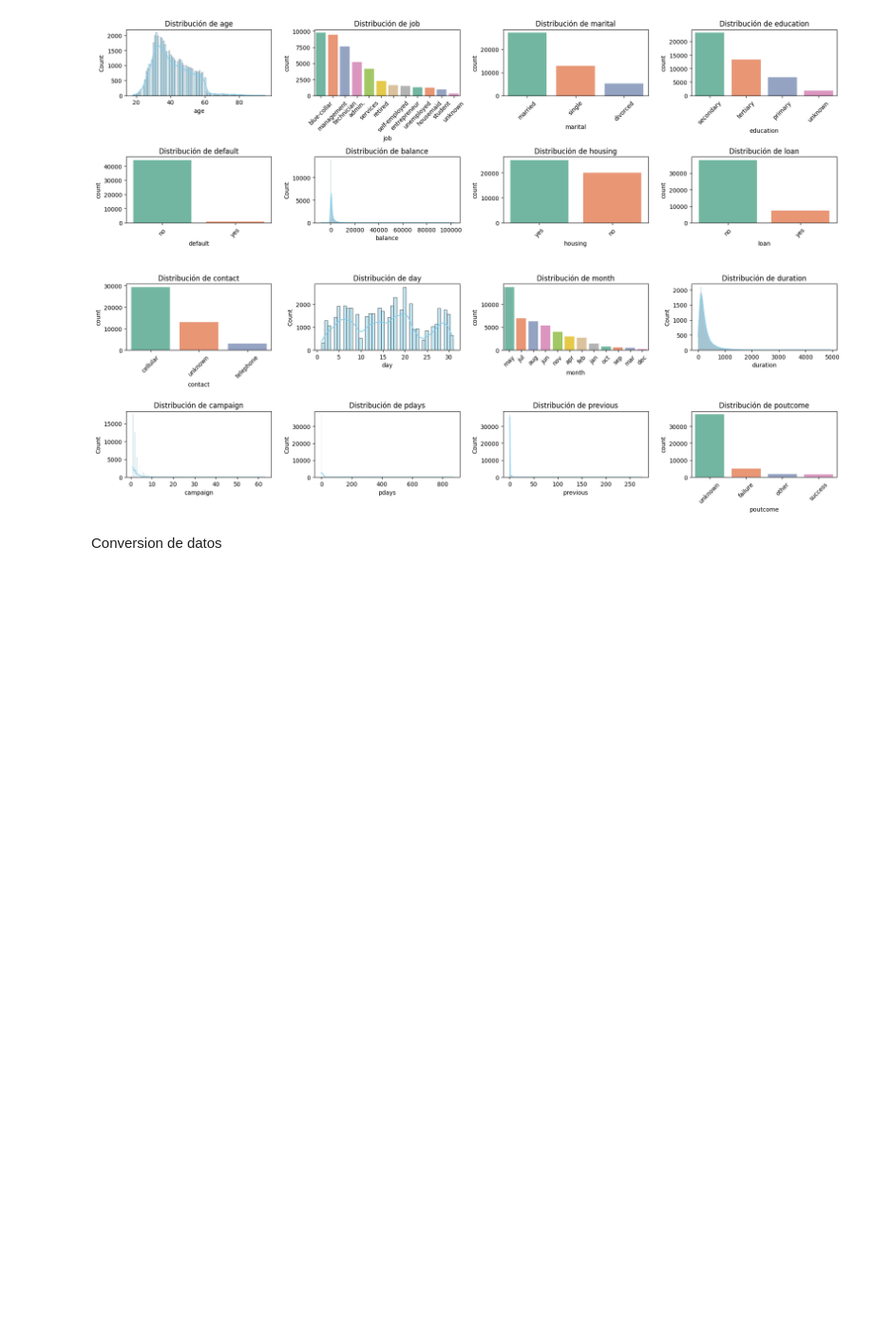
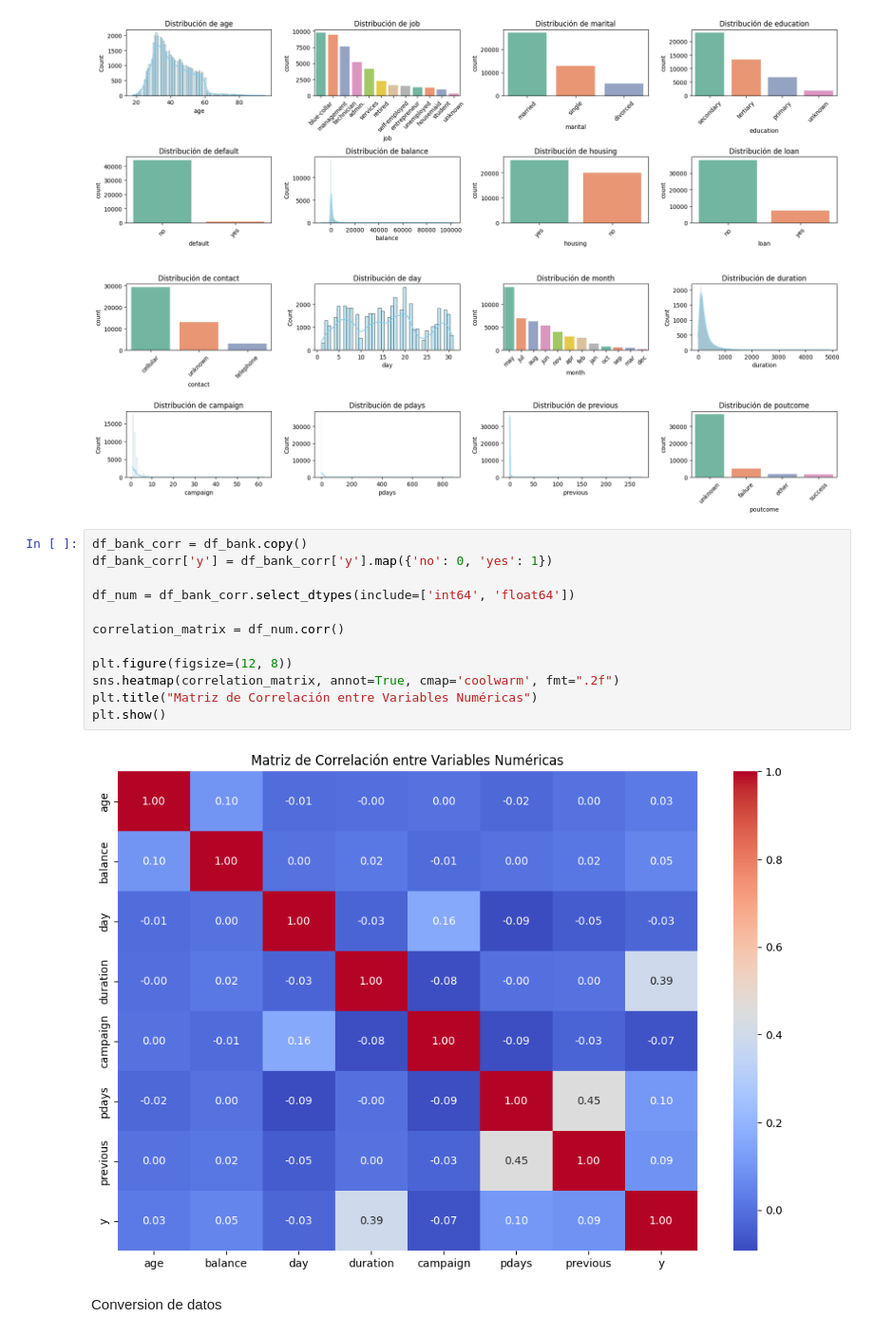
Before and after one commit to StivenCast1/JM_SD_SC_marketing_bancario, a Jupyter notebook: Notebooks/02_exploracion_datos.ipynb, the cells around one changed output. Shown: that part at 95% size. Saved outputs shown, nothing was run; the diff lists cells and outputs as text; blank space fills up the shorter version.

```diff
--- a/Notebooks/Exploracion_datos.ipynb
+++ b/Notebooks/02_exploracion_datos.ipynb
@@ -111,6 +111,20 @@ Passing `palette` without assigning `hue` is deprecated and will be removed in v
 
   sns.countplot(data=df_bank, x=var, ax=axes[i], order=df_bank[var].value_counts().index, palette='Set2')
 [figure]
+# %%
+df_bank_corr = df_bank.copy()
+df_bank_corr['y'] = df_bank_corr['y'].map({'no': 0, 'yes': 1})
+
+df_num = df_bank_corr.select_dtypes(include=['int64', 'float64'])
+
+correlation_matrix = df_num.corr()
+
+plt.figure(figsize=(12, 8))
+sns.heatmap(correlation_matrix, annot=True, cmap='coolwarm', fmt=".2f")
+plt.title("Matriz de Correlación entre Variables Numéricas")
+plt.show()
+# %% [output]
+[figure, added]
 # %% [markdown]
 Conversion de datos
 # %%
```
Also changed, not shown: 5 other files.
